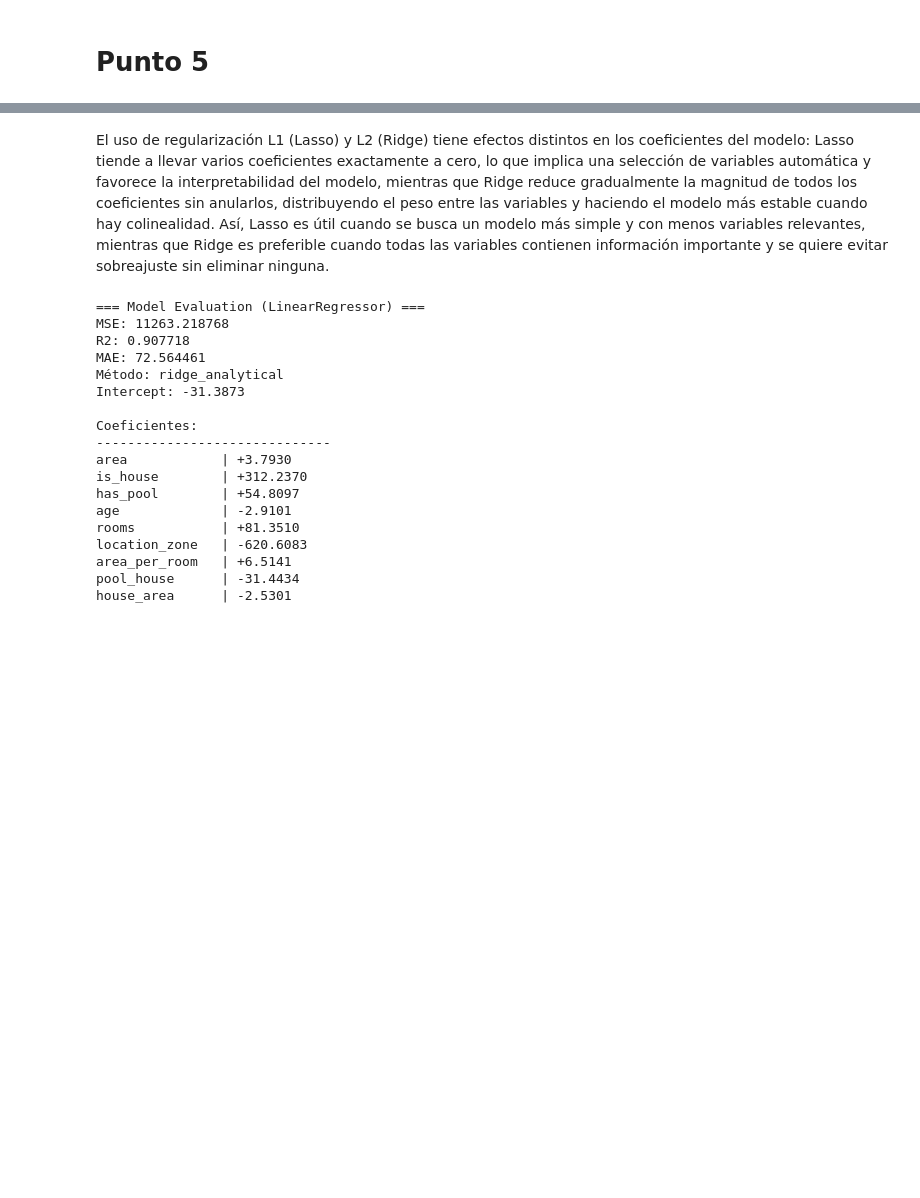
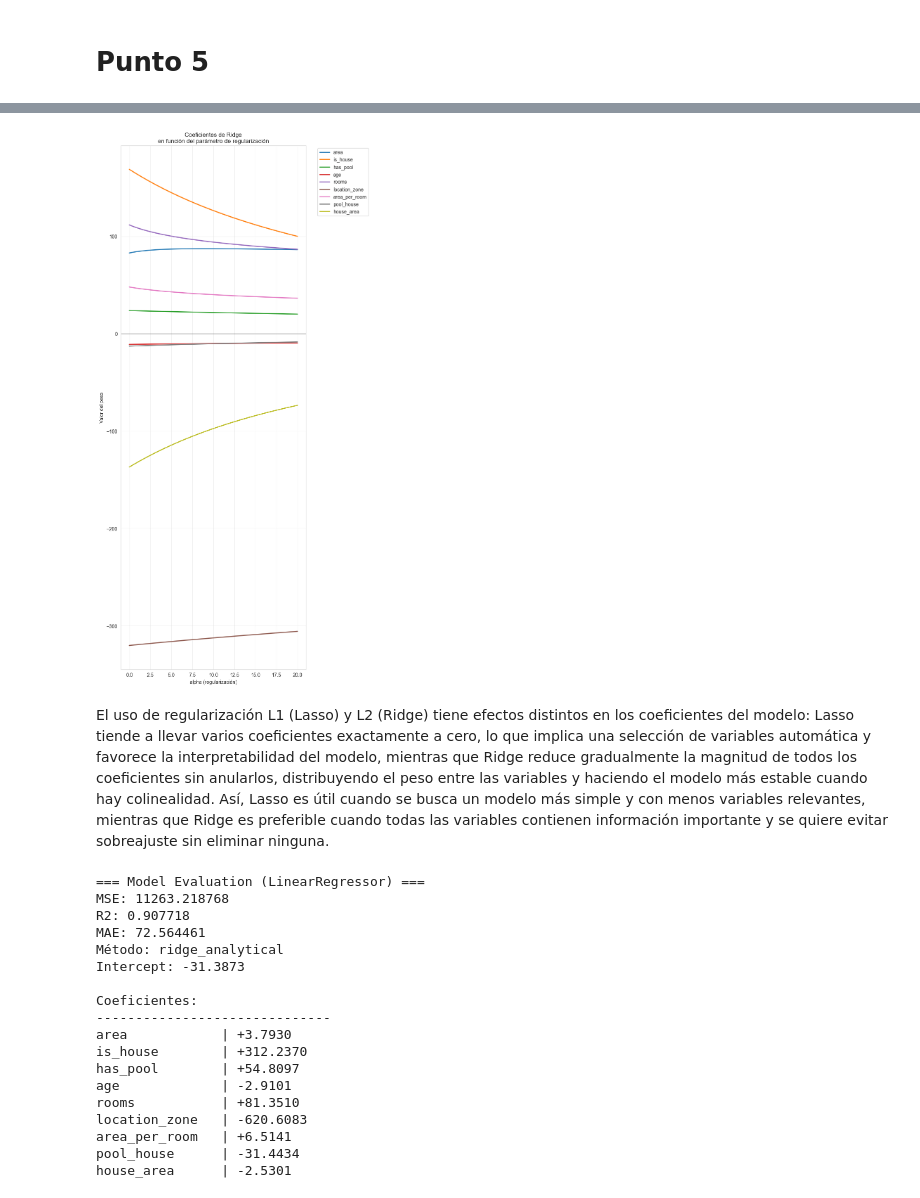
Before and after one commit to frizynn/tp1-machine-learning, a Jupyter notebook: src/Entrega_Tp1.ipynb, the cells around one changed output, grey strips where cells are left out. Saved outputs shown, nothing was run; the diff lists cells and outputs as text; code cells hidden in the pictures; blank space fills up the shorter version.

```diff
--- a/src/Entrega_Tp1.ipynb
+++ b/src/Entrega_Tp1.ipynb
@@ -908,14 +835,16 @@ figures_lasso, coefs_lasso, cv_scores_lasso, best_metrics_lasso= plot_regulariza
     X_train, X_test, y_train, y_test,
     regularization='l2',
     alphas=np.linspace(0, 20, 50),
-    plot_types=['coefs+val',"cv"],
+    plot_types=["cv", 'coefs+val','coefs'],
     model=LinearRegressor,
     transform_target=None,
     method='pseudo_inverse',
     figsize=(24, 16),
-    show_plots=True,
+    show_plots=False,
     metrics=['mse', 'r2'],
     cv_folds=10
     )
 
+plt.close('all')
+
 # coefs_lasso, cv_scores_lasso, best_metrics_lasso
@@ -954,3 +888,7 @@ figures_ridge, coefs_ridge, cv_scores_ridge, best_metrics_ridge = plot_regulariz
+# %%
+figures_lasso['coefs']['fig']
+# %% [output]
+[figure, added]
 # %% [markdown]
 El uso de regularización L1 (Lasso) y L2 (Ridge) tiene efectos distintos en los coeficientes del modelo: Lasso tiende a llevar varios coeficientes exactamente a cero, lo que implica una selección de variables automática y favorece la interpretabilidad del modelo, mientras que Ridge reduce gradualmente la magnitud de todos los coeficientes sin anularlos, distribuyendo el peso entre las variables y haciendo el modelo más estable cuando hay colinealidad. Así, Lasso es útil cuando se busca un modelo más simple y con menos variables relevantes, mientras que Ridge es preferible cuando todas las variables contienen información importante y se quiere evitar sobreajuste sin eliminar ninguna.
 # %%
```
Also changed, not shown: parts of 43 cells of this notebook, 8 other files.
